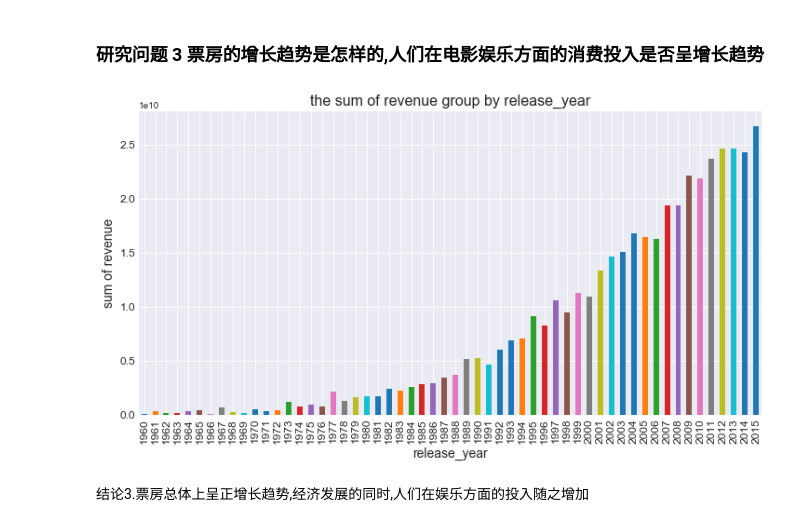
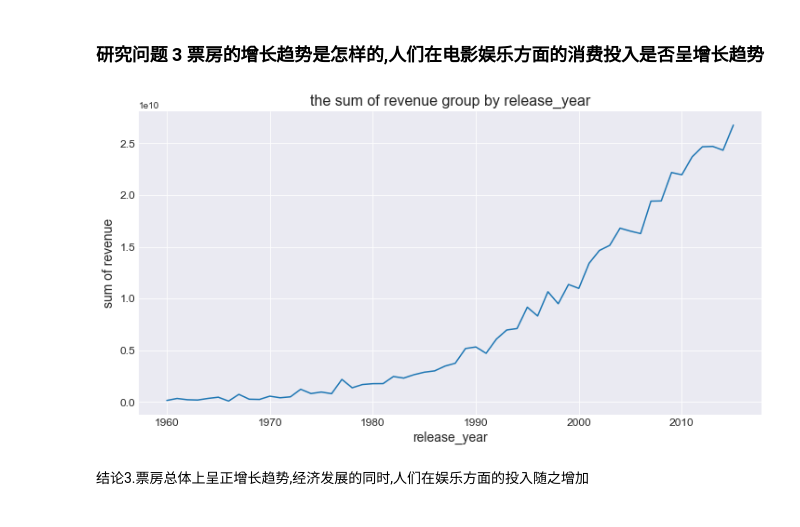
Before and after one commit to snhua/machine-leaning, a Jupyter notebook: project_3_tmdb-movies/Investigate_a_Dataset-zh.ipynb, the cells around one changed output. Cells and saved outputs as stored; diff of their text form; code cells hidden in the pictures.

```diff
--- a/project_3_tmdb-movies/Investigate_a_Dataset-zh.ipynb
+++ b/project_3_tmdb-movies/Investigate_a_Dataset-zh.ipynb
@@ -244,3 +233,3 @@ for cloumn_name in cloumn_list:
 # %%
-df_revenue_more_than_zero.to_csv('tmdb-movies-question_2.csv',index=False)
-df_revenue_more_than_zero = pd.read_csv('tmdb-movies-question_2.csv')
+df.to_csv('tmdb-movies-question_2.csv',index=False)
+df = pd.read_csv('tmdb-movies-question_2.csv')
@@ -257,10 +255,10 @@ set_plt('the count of genres','genres','count')
 ### 研究问题 3  票房的增长趋势是怎样的,人们在电影娱乐方面的消费投入是否呈增长趋势
 # %%
 #按发布年份分组,观察票房的增长趋势
-df_revenue_more_than_zero.groupby('release_year')['revenue'].sum().plot(kind='bar',figsize=(12,6))
+df.groupby('release_year')['revenue'].sum().plot(kind='line',figsize=(12,6))
 set_plt('the sum of revenue group by release_year','release_year','sum of revenue')
 # %% [output]
-[figure, old version]
+[figure, new version]
 # %% [markdown]
 结论3.票房总体上呈正增长趋势,经济发展的同时,人们在娱乐方面的投入随之增加
 # %% [markdown]
```
Also changed, not shown: parts of 21 cells of this notebook, 1 other file.
